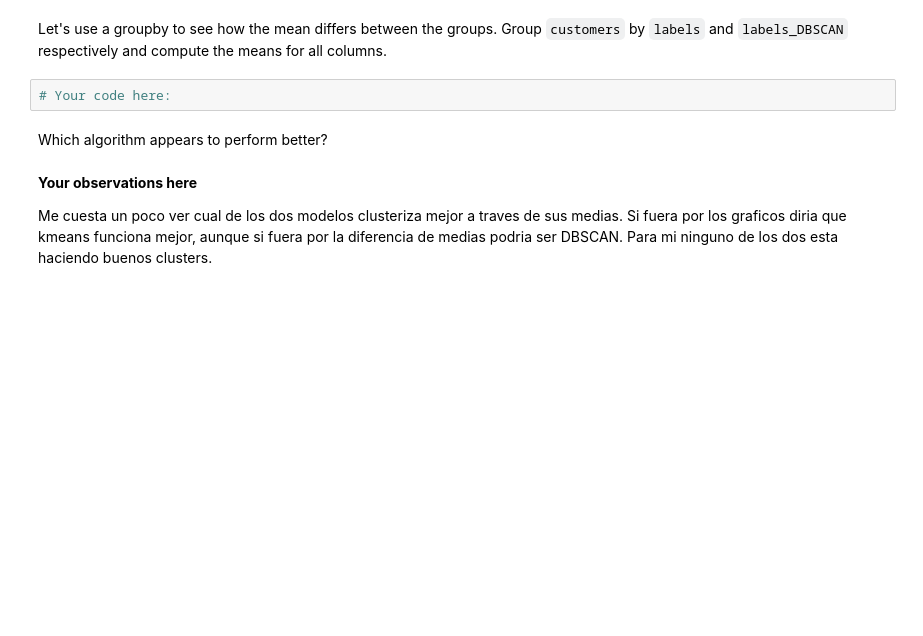
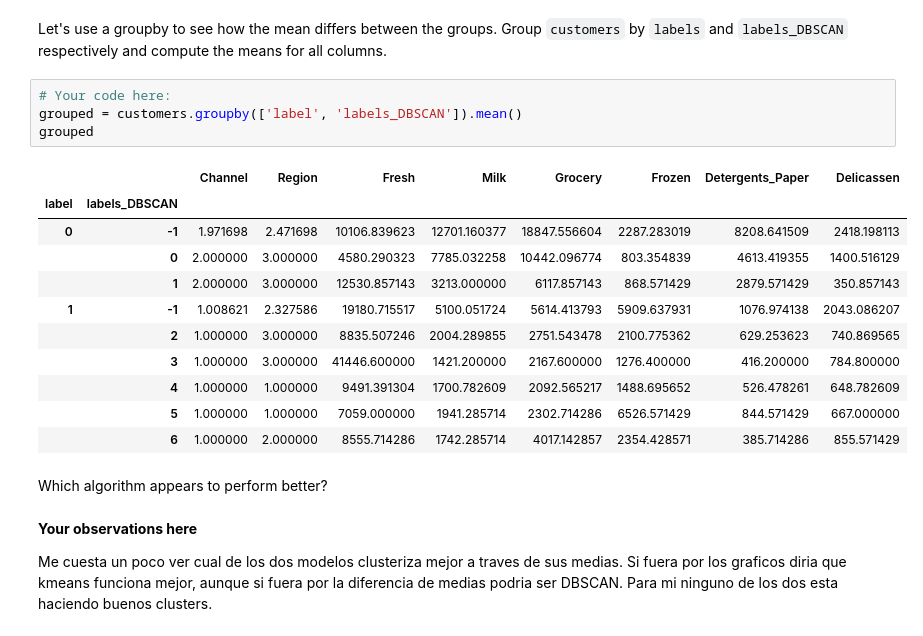
Before and after one commit to Ironhack-Data-Madrid-Octubre-2023/7.4-lab_unsupervised_learning, a Jupyter notebook: your-code/main.ipynb, the cells around one changed output. Drawn from its saved outputs; the diff is of its cells as text; blank space fills up the shorter version.

```diff
--- a/your-code/main.ipynb
+++ b/your-code/main.ipynb
@@ -337,6 +356,20 @@ Visualize `Frozen` as X and `Delicassen` as y by `labels` and `labels_DBSCAN` re
 Let's use a groupby to see how the mean differs between the groups. Group `customers` by `labels` and `labels_DBSCAN` respectively and compute the means for all columns.
 # %%
 # Your code here:
+grouped = customers.groupby(['label', 'labels_DBSCAN']).mean()
+grouped
+# %% [output]
+|  |  | Channel | Region | Fresh | Milk | Grocery | Frozen | Detergents_Paper | Delicassen |
+| label | labels_DBSCAN |  |  |  |  |  |  |  |  |
+| 0 | -1 | 1.971698 | 2.471698 | 10106.839623 | 12701.160377 | 18847.556604 | 2287.283019 | 8208.641509 | 2418.198113 |
+|  | 0 | 2.000000 | 3.000000 | 4580.290323 | 7785.032258 | 10442.096774 | 803.354839 | 4613.419355 | 1400.516129 |
+|  | 1 | 2.000000 | 3.000000 | 12530.857143 | 3213.000000 | 6117.857143 | 868.571429 | 2879.571429 | 350.857143 |
+| 1 | -1 | 1.008621 | 2.327586 | 19180.715517 | 5100.051724 | 5614.413793 | 5909.637931 | 1076.974138 | 2043.086207 |
+|  | 2 | 1.000000 | 3.000000 | 8835.507246 | 2004.289855 | 2751.543478 | 2100.775362 | 629.253623 | 740.869565 |
+|  | 3 | 1.000000 | 3.000000 | 41446.600000 | 1421.200000 | 2167.600000 | 1276.400000 | 416.200000 | 784.800000 |
+|  | 4 | 1.000000 | 1.000000 | 9491.391304 | 1700.782609 | 2092.565217 | 1488.695652 | 526.478261 | 648.782609 |
+|  | 5 | 1.000000 | 1.000000 | 7059.000000 | 1941.285714 | 2302.714286 | 6526.571429 | 844.571429 | 667.000000 |
+|  | 6 | 1.000000 | 2.000000 | 8555.714286 | 1742.285714 | 4017.142857 | 2354.428571 | 385.714286 | 855.571429 |
 # %% [markdown]
 Which algorithm appears to perform better?
 # %% [markdown]
```
Also changed, not shown: parts of 7 cells of this notebook.
